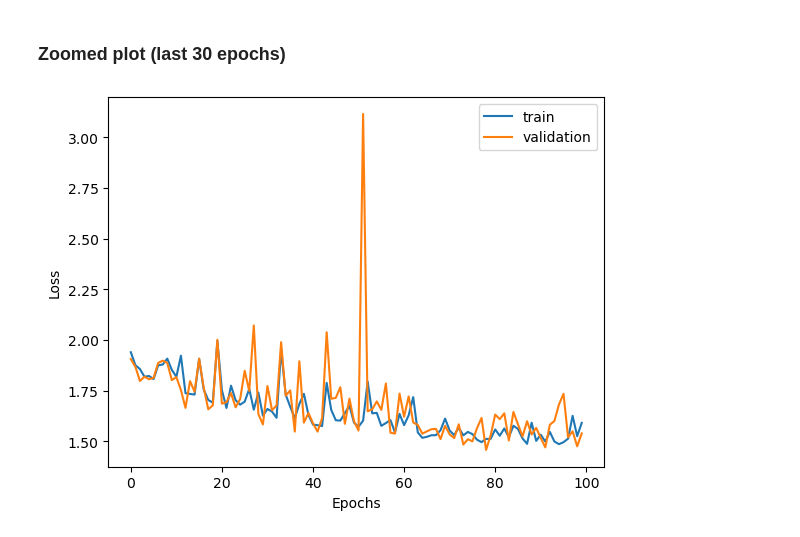
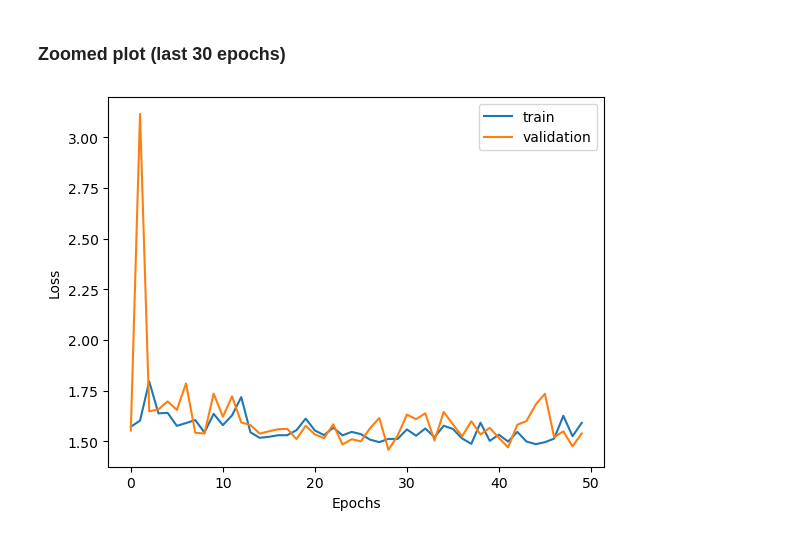
Before and after one commit to RijadSK/almost-vio, a Jupyter notebook: inertial_net_train.ipynb, the cells around one changed output. Drawn from its saved outputs; the diff is of its cells as text; code cells hidden in the pictures.

Commit message:
zoomed plot of the last 50 epochs

```diff
--- a/inertial_net_train.ipynb
+++ b/inertial_net_train.ipynb
@@ -395,11 +395,11 @@ plt.show()
 # %% [markdown]
 ### Zoomed plot (last 30 epochs)
 # %%
-plt.plot(np.array(h_loss_train)[-100:], label="train")
-plt.plot(np.array(h_loss_val)[-100:], label="validation")
+plt.plot(np.array(h_loss_train)[-50:], label="train")
+plt.plot(np.array(h_loss_val)[-50:], label="validation")
 plt.xlabel("Epochs")
 plt.ylabel("Loss")
 plt.legend(loc="upper right")
 plt.show()
 # %% [output]
-[figure, old version]
+[figure, new version]
```
